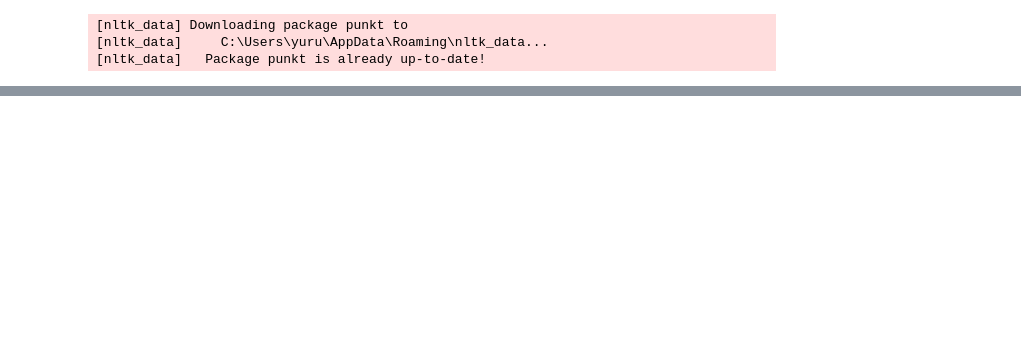
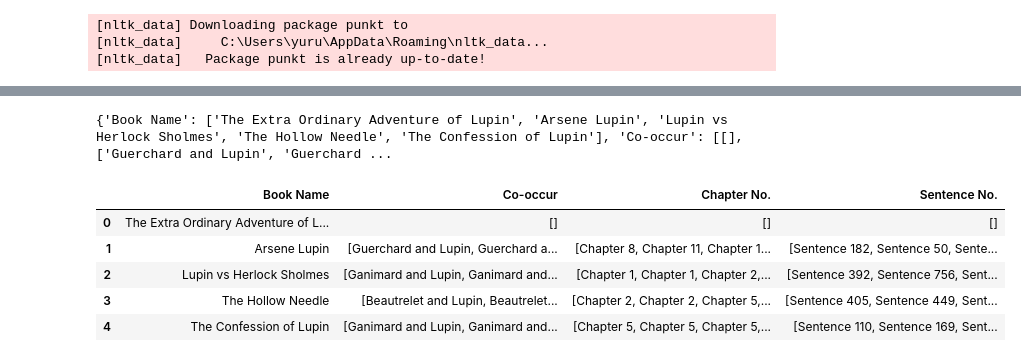
Before and after one commit to prachi1294/599-Team-1, a Jupyter notebook: NLP_crime_analysis_regex.ipynb, the cells around one changed output, grey strips where cells are left out. Cells and saved outputs as stored; diff of their text form; code cells hidden in the pictures; blank space fills up the shorter version.

```diff
--- a/NLP_crime_analysis_regex.ipynb
+++ b/NLP_crime_analysis_regex.ipynb
@@ -808,0 +924,30 @@ df_dict
+# %%
+#Q5: When and how the detective/detectives and the perpetrators co-occur - chapter #, the sentence(s) # in a chapter,
+table_Q5 = {'Book Name':book_name,"Co-occur":[],'Chapter No.': [],'Sentence No.': []}
+for cooccur_mention in Q5_list:
+    d_list=[]
+    c_list=[]
+    s_list=[]
+    if cooccur_mention:
+        for d in cooccur_mention:
+            #print(d[1][1])
+            d_list.append(d[0])
+            c_list.append("Chapter "+str(d[1][0]))
+            s_list.append("Sentence "+str(d[1][1]))
+        #print(s_list)
+    table_Q5["Co-occur"].append(d_list)
+    table_Q5['Chapter No.'].append(c_list)
+    table_Q5['Sentence No.'].append(s_list)
+
+
+print(table_Q5)
+table_Q5_show = pd.DataFrame(table_Q5)
+table_Q5_show
+# %% [output]
+{'Book Name': ['The Extra Ordinary Adventure of Lupin', 'Arsene Lupin', 'Lupin vs Herlock Sholmes', 'The Hollow Needle', 'The Confession of Lupin'], 'Co-occur': [[], ['Guerchard and Lupin', 'Guerchard ...
+|  | Book Name | Co-occur | Chapter No. | Sentence No. |
+| 0 | The Extra Ordinary Adventure of L... | [] | [] | [] |
+| 1 | Arsene Lupin | [Guerchard and Lupin, Guerchard a... | [Chapter 8, Chapter 11, Chapter 1... | [Sentence 182, Sentence 50, Sente... |
+| 2 | Lupin vs Herlock Sholmes | [Ganimard and Lupin, Ganimard and... | [Chapter 1, Chapter 1, Chapter 2,... | [Sentence 392, Sentence 756, Sent... |
+| 3 | The Hollow Needle | [Beautrelet and Lupin, Beautrelet... | [Chapter 2, Chapter 2, Chapter 5,... | [Sentence 405, Sentence 449, Sent... |
+| 4 | The Confession of Lupin | [Ganimard and Lupin, Ganimard and... | [Chapter 5, Chapter 5, Chapter 5,... | [Sentence 110, Sentence 169, Sent... |
```
Also changed, not shown: parts of 36 cells of this notebook.
